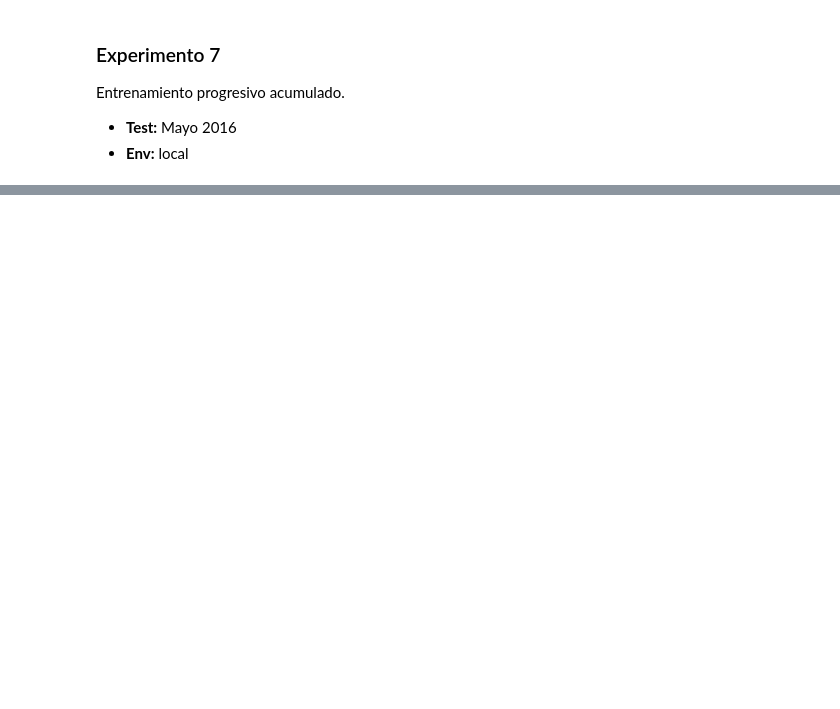
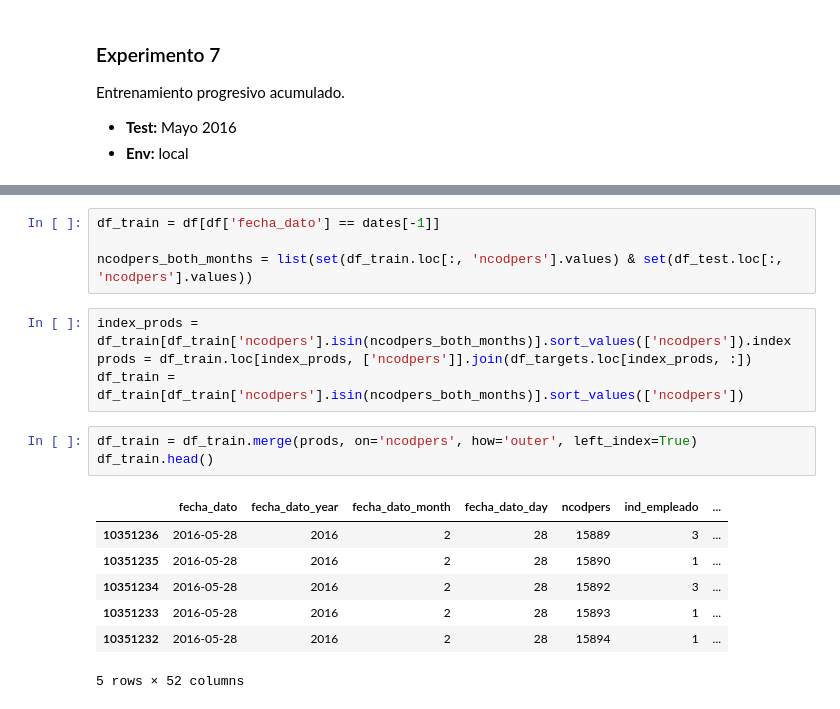
Before and after one commit to sergioml/degree_project, a Jupyter notebook: dont_give_up_2.ipynb, the cells around one changed output, grey strips where cells are left out. Cells and saved outputs as stored; diff of their text form; blank space fills up the shorter version.

```diff
--- a/dont_give_up_2.ipynb
+++ b/dont_give_up_2.ipynb
@@ -187,0 +327,19 @@ for i in range(1, len(dates[:-1])+1):
+# %%
+df_train = df[df['fecha_dato'] == dates[-1]]
+
+ncodpers_both_months = list(set(df_train.loc[:, 'ncodpers'].values) & set(df_test.loc[:, 'ncodpers'].values))
+# %%
+index_prods = df_train[df_train['ncodpers'].isin(ncodpers_both_months)].sort_values(['ncodpers']).index
+prods = df_train.loc[index_prods, ['ncodpers']].join(df_targets.loc[index_prods, :])
+df_train = df_train[df_train['ncodpers'].isin(ncodpers_both_months)].sort_values(['ncodpers'])
+# %%
+df_train = df_train.merge(prods, on='ncodpers', how='outer', left_index=True)
+df_train.head()
+# %% [output]
+|  | fecha_dato | fecha_dato_year | fecha_dato_month | fecha_dato_day | ncodpers | ind_empleado | ... |
+| 10351236 | 2016-05-28 | 2016 | 2 | 28 | 15889 | 3 | ... |
+| 10351235 | 2016-05-28 | 2016 | 2 | 28 | 15890 | 1 | ... |
+| 10351234 | 2016-05-28 | 2016 | 2 | 28 | 15892 | 3 | ... |
+| 10351233 | 2016-05-28 | 2016 | 2 | 28 | 15893 | 1 | ... |
+| 10351232 | 2016-05-28 | 2016 | 2 | 28 | 15894 | 1 | ... |
+5 rows × 52 columns
```
Also changed, not shown: parts of 24 cells of this notebook.
